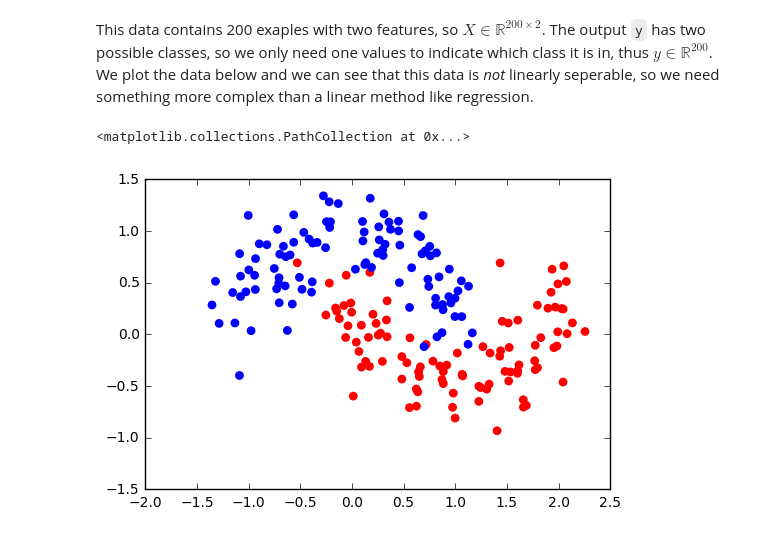
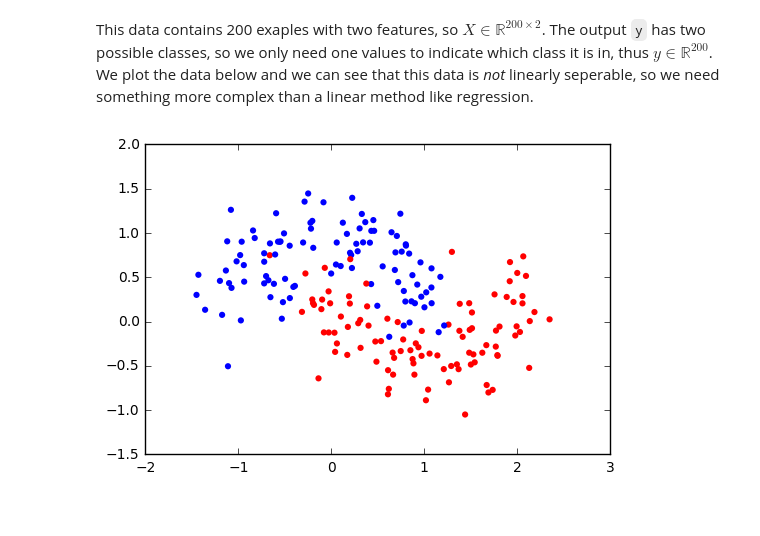
Before and after one commit to AbeNassar/Playground, a Jupyter notebook: NeuralNets/Neural Net From Scratch.ipynb, the cells around one changed output. Drawn from its saved outputs; the diff is of its cells as text; code cells hidden in the pictures.

```diff
--- a/NeuralNets/Neural Net From Scratch.ipynb
+++ b/NeuralNets/Neural Net From Scratch.ipynb
@@ -9,16 +10,18 @@ from sklearn.datasets import make_moons
 ### The Data
 We will use one of SciKit Learns data sets for this example.
 # %%
-np.random.seed(0)
-X, y = make_moons(200, noise=0.20)
+np.random.seed(0) # Setting seed ofr consistent example.
+
+nExamples = 200 # Number of training examples
+
+X, y = make_moons(nExamples, noise=0.25)
 # %% [markdown]
 This data contains 200 exaples with two features, so $X\in\mathbb{R}^{200\times 2}$. The output `y` has two possible classes, so we only need one values to indicate which class it is in, thus $y\in \mathbb{R}^{200}$. We plot the data below and we can see that this data is _not_ linearly seperable, so we need something more complex than a linear method like regression.
 # %%
-%matplotlib inline
-plt.scatter(X[:,0], X[:,1], s=40, c=y, cmap=plt.cm.bwr, lw=0)
+plt.scatter(X[:,0], X[:,1], s=20, c=y, cmap=plt.cm.bwr, lw=0)
+plt.show()
 # %% [output]
-<matplotlib.collections.PathCollection at 0x...>
-[figure, old version]
+[figure, new version]
 # %% [markdown]
 ### The Design of the Neural Net
 We will create a neural network with 3 layers: one input, one hidden and one output laters. Since there are two classes (shown as red and blue in the plot above) we will need two output nodes. The `X` variable is made up of two columsn of data, i.e. two variables, so we will also have two imput nodes.
```
Also changed, not shown: parts of 24 cells of this notebook.
